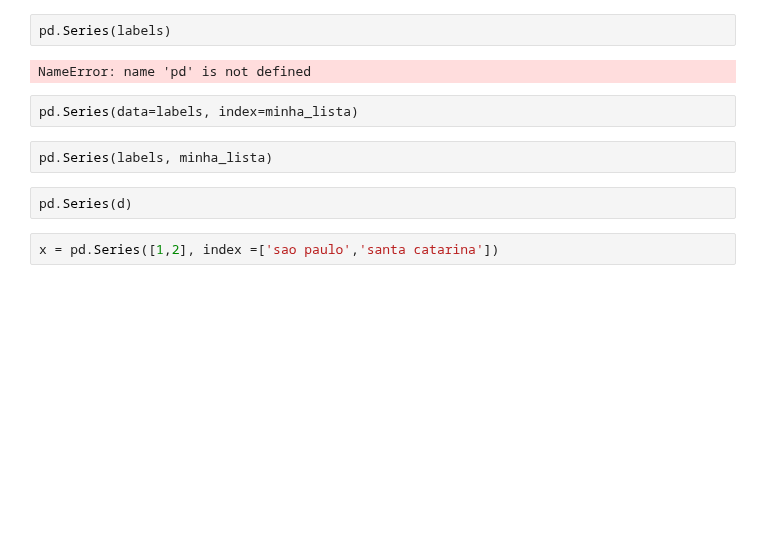
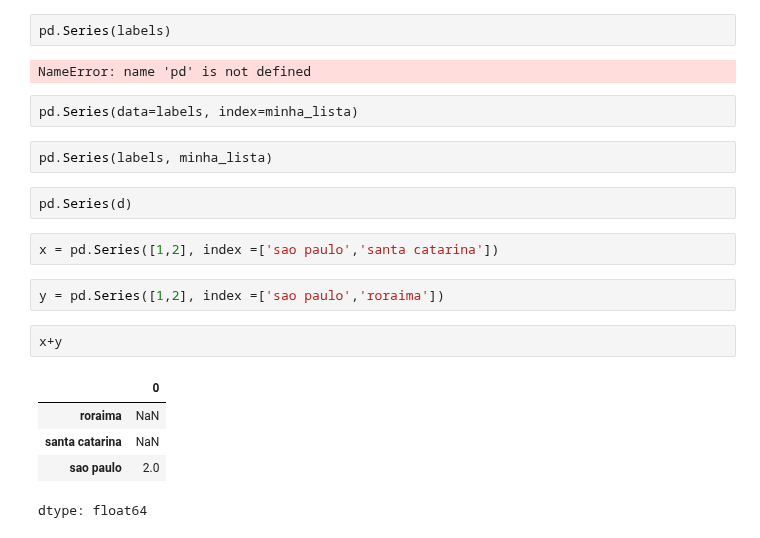
Before and after one commit to Rodrigo-Perico/DataScience, a Jupyter notebook: pandas.ipynb, the cells around one changed output. Saved outputs shown, nothing was run; the diff lists cells and outputs as text; blank space fills up the shorter version.

```diff
--- a/pandas.ipynb
+++ b/pandas.ipynb
@@ -116,3 +116,13 @@ pd.Series(labels, minha_lista)
 pd.Series(d)
 # %%
 x = pd.Series([1,2], index =['sao paulo','santa catarina'])
+# %%
+y = pd.Series([1,2], index =['sao paulo','roraima'])
+# %%
+x+y
+# %% [output]
+|  | 0 |
+| roraima | NaN |
+| santa catarina | NaN |
+| sao paulo | 2.0 |
+dtype: float64
```
